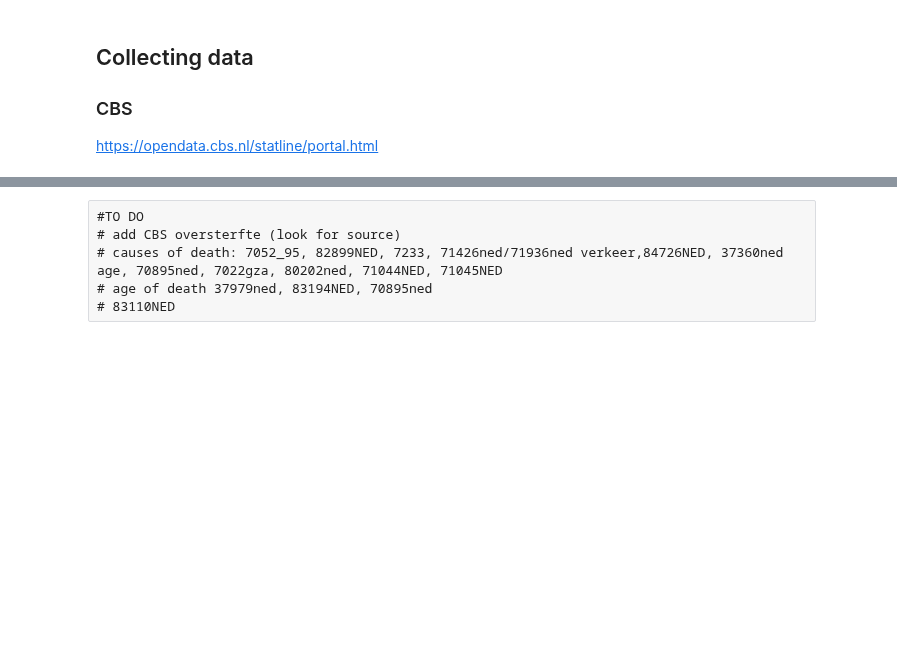
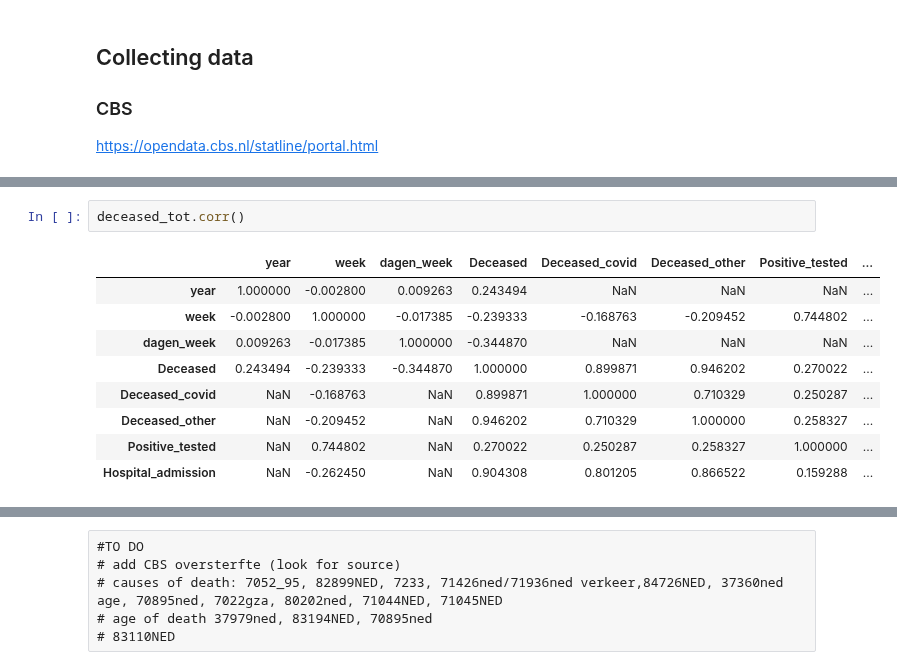
Before and after one commit to cjvanzwol/notebooks, a Jupyter notebook: Covid/Covid.ipynb, the cells around one changed output, grey strips where cells are left out. Cells and saved outputs as stored; diff of their text form; blank space fills up the shorter version.

```diff
--- a/Covid/Covid.ipynb
+++ b/Covid/Covid.ipynb
@@ -78,3 +181,15 @@ array([<AxesSubplot:xlabel='ID'>], dtype=object)
+# %%
+deceased_tot.corr()
+# %% [output]
+|  | year | week | dagen_week | Deceased | Deceased_covid | Deceased_other | Positive_tested | ... |
+| year | 1.000000 | -0.002800 | 0.009263 | 0.243494 | NaN | NaN | NaN | ... |
+| week | -0.002800 | 1.000000 | -0.017385 | -0.239333 | -0.168763 | -0.209452 | 0.744802 | ... |
+| dagen_week | 0.009263 | -0.017385 | 1.000000 | -0.344870 | NaN | NaN | NaN | ... |
+| Deceased | 0.243494 | -0.239333 | -0.344870 | 1.000000 | 0.899871 | 0.946202 | 0.270022 | ... |
+| Deceased_covid | NaN | -0.168763 | NaN | 0.899871 | 1.000000 | 0.710329 | 0.250287 | ... |
+| Deceased_other | NaN | -0.209452 | NaN | 0.946202 | 0.710329 | 1.000000 | 0.258327 | ... |
+| Positive_tested | NaN | 0.744802 | NaN | 0.270022 | 0.250287 | 0.258327 | 1.000000 | ... |
+| Hospital_admission | NaN | -0.262450 | NaN | 0.904308 | 0.801205 | 0.866522 | 0.159288 | ... |
 # %%
 print('Importing: Bevolkingsontwikkeling; maand en jaar 2002-now (Population statistics, month and year)')
 try:
```
Also changed, not shown: parts of 28 cells of this notebook, 4 other files.
